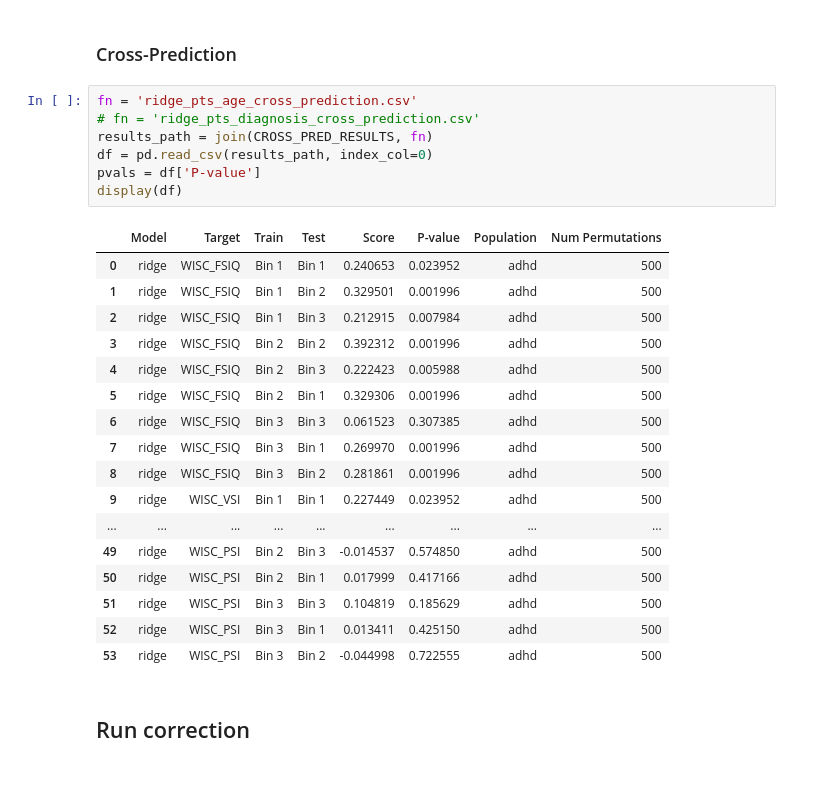
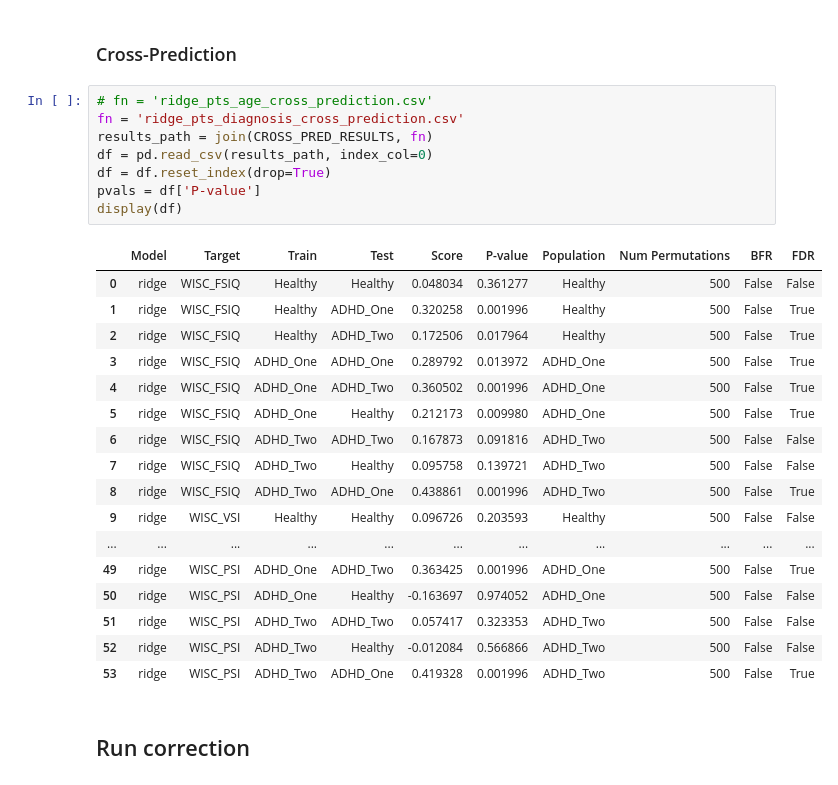
Before and after one commit to Brian-Pho/MSc_Research-Project, a Jupyter notebook: src/Models/Analysis/Multiple Hypothesis Testing.ipynb, the cells around one changed output. Drawn from its saved outputs; the diff is of its cells as text.

```diff
--- a/src/Models/Analysis/Multiple Hypothesis Testing.ipynb
+++ b/src/Models/Analysis/Multiple Hypothesis Testing.ipynb
@@ -69,30 +69,31 @@ display(df)
 # %% [markdown]
 ### Cross-Prediction
 # %%
-fn = 'ridge_pts_age_cross_prediction.csv'
-# fn = 'ridge_pts_diagnosis_cross_prediction.csv'
+# fn = 'ridge_pts_age_cross_prediction.csv'
+fn = 'ridge_pts_diagnosis_cross_prediction.csv'
 results_path = join(CROSS_PRED_RESULTS, fn)
 df = pd.read_csv(results_path, index_col=0)
+df = df.reset_index(drop=True)
 pvals = df['P-value']
 display(df)
 # %% [output]
-|  | Model | Target | Train | Test | Score | P-value | Population | Num Permutations |
-| 0 | ridge | WISC_FSIQ | Bin 1 | Bin 1 | 0.240653 | 0.023952 | adhd | 500 |
-| 1 | ridge | WISC_FSIQ | Bin 1 | Bin 2 | 0.329501 | 0.001996 | adhd | 500 |
-| 2 | ridge | WISC_FSIQ | Bin 1 | Bin 3 | 0.212915 | 0.007984 | adhd | 500 |
-| 3 | ridge | WISC_FSIQ | Bin 2 | Bin 2 | 0.392312 | 0.001996 | adhd | 500 |
-| 4 | ridge | WISC_FSIQ | Bin 2 | Bin 3 | 0.222423 | 0.005988 | adhd | 500 |
-| 5 | ridge | WISC_FSIQ | Bin 2 | Bin 1 | 0.329306 | 0.001996 | adhd | 500 |
-| 6 | ridge | WISC_FSIQ | Bin 3 | Bin 3 | 0.061523 | 0.307385 | adhd | 500 |
-| 7 | ridge | WISC_FSIQ | Bin 3 | Bin 1 | 0.269970 | 0.001996 | adhd | 500 |
-| 8 | ridge | WISC_FSIQ | Bin 3 | Bin 2 | 0.281861 | 0.001996 | adhd | 500 |
-| 9 | ridge | WISC_VSI | Bin 1 | Bin 1 | 0.227449 | 0.023952 | adhd | 500 |
-| ... | ... | ... | ... | ... | ... | ... | ... | ... |
-| 49 | ridge | WISC_PSI | Bin 2 | Bin 3 | -0.014537 | 0.574850 | adhd | 500 |
-| 50 | ridge | WISC_PSI | Bin 2 | Bin 1 | 0.017999 | 0.417166 | adhd | 500 |
-| 51 | ridge | WISC_PSI | Bin 3 | Bin 3 | 0.104819 | 0.185629 | adhd | 500 |
-| 52 | ridge | WISC_PSI | Bin 3 | Bin 1 | 0.013411 | 0.425150 | adhd | 500 |
-| 53 | ridge | WISC_PSI | Bin 3 | Bin 2 | -0.044998 | 0.722555 | adhd | 500 |
+|  | Model | Target | Train | Test | Score | P-value | Population | Num Permutations | BFR | FDR |
+| 0 | ridge | WISC_FSIQ | Healthy | Healthy | 0.048034 | 0.361277 | Healthy | 500 | False | False |
+| 1 | ridge | WISC_FSIQ | Healthy | ADHD_One | 0.320258 | 0.001996 | Healthy | 500 | False | True |
+| 2 | ridge | WISC_FSIQ | Healthy | ADHD_Two | 0.172506 | 0.017964 | Healthy | 500 | False | True |
+| 3 | ridge | WISC_FSIQ | ADHD_One | ADHD_One | 0.289792 | 0.013972 | ADHD_One | 500 | False | True |
+| 4 | ridge | WISC_FSIQ | ADHD_One | ADHD_Two | 0.360502 | 0.001996 | ADHD_One | 500 | False | True |
+| 5 | ridge | WISC_FSIQ | ADHD_One | Healthy | 0.212173 | 0.009980 | ADHD_One | 500 | False | True |
+| 6 | ridge | WISC_FSIQ | ADHD_Two | ADHD_Two | 0.167873 | 0.091816 | ADHD_Two | 500 | False | False |
+| 7 | ridge | WISC_FSIQ | ADHD_Two | Healthy | 0.095758 | 0.139721 | ADHD_Two | 500 | False | False |
+| 8 | ridge | WISC_FSIQ | ADHD_Two | ADHD_One | 0.438861 | 0.001996 | ADHD_Two | 500 | False | True |
+| 9 | ridge | WISC_VSI | Healthy | Healthy | 0.096726 | 0.203593 | Healthy | 500 | False | False |
+| ... | ... | ... | ... | ... | ... | ... | ... | ... | ... | ... |
+| 49 | ridge | WISC_PSI | ADHD_One | ADHD_Two | 0.363425 | 0.001996 | ADHD_One | 500 | False | True |
+| 50 | ridge | WISC_PSI | ADHD_One | Healthy | -0.163697 | 0.974052 | ADHD_One | 500 | False | False |
+| 51 | ridge | WISC_PSI | ADHD_Two | ADHD_Two | 0.057417 | 0.323353 | ADHD_Two | 500 | False | False |
+| 52 | ridge | WISC_PSI | ADHD_Two | Healthy | -0.012084 | 0.566866 | ADHD_Two | 500 | False | False |
+| 53 | ridge | WISC_PSI | ADHD_Two | ADHD_One | 0.419328 | 0.001996 | ADHD_Two | 500 | False | True |
 # %% [markdown]
 ## Run correction
 # %%
```
Also changed, not shown: parts of 1 cell of this notebook, 15 other files.
